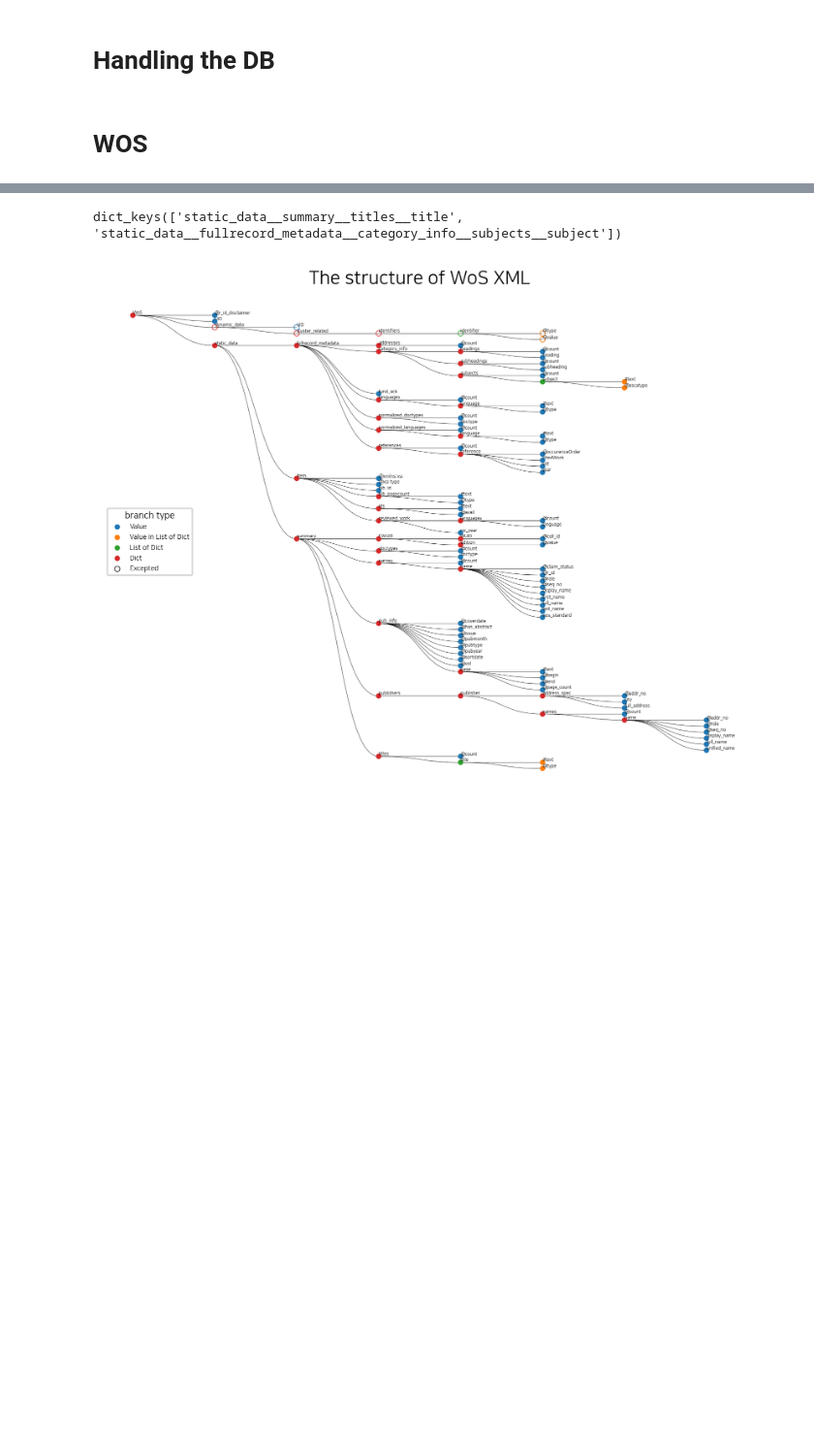
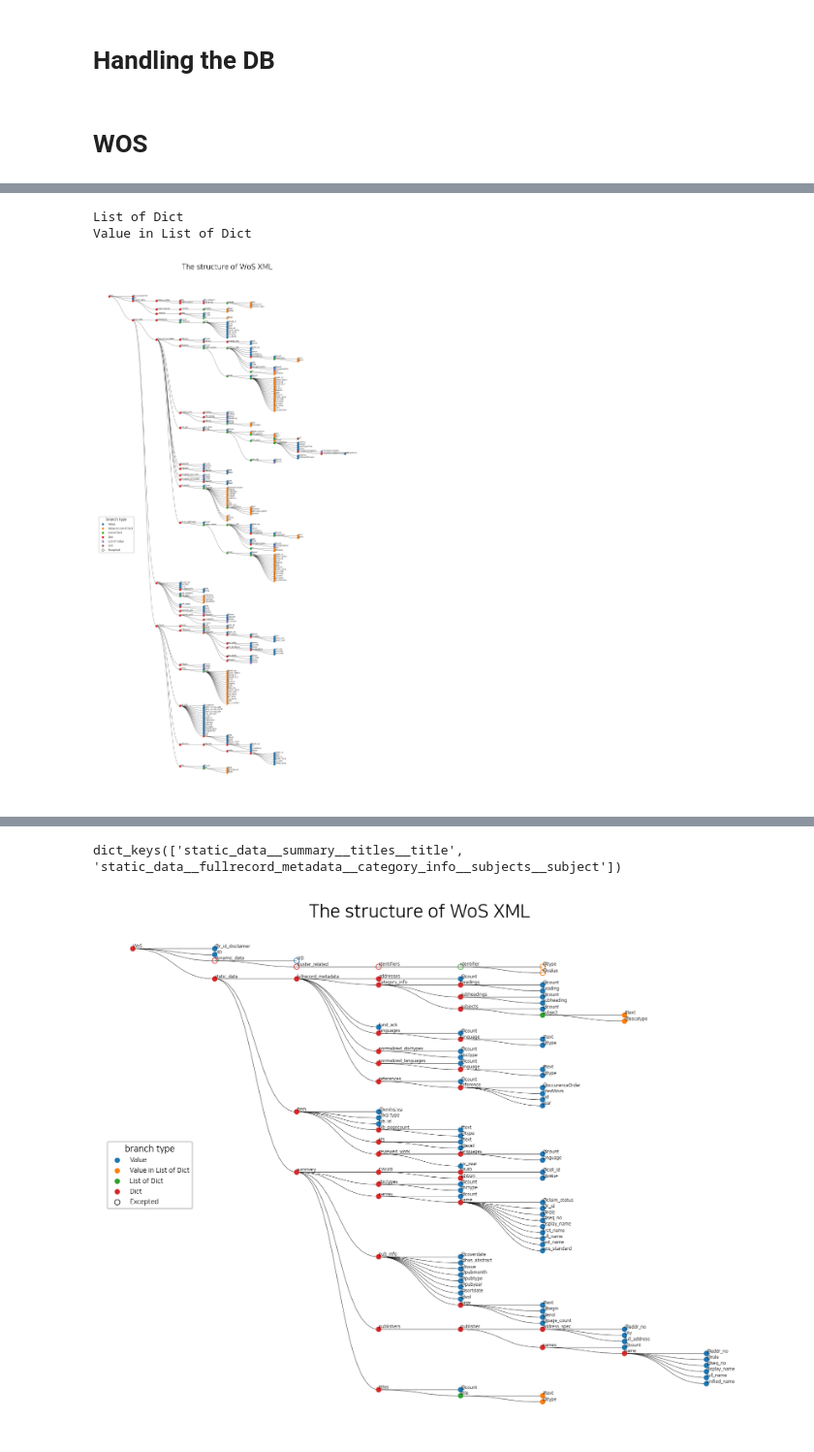
Before and after one commit to KISTI-GlobalRnD/KISTI_DB_Manager, a Jupyter notebook: 0.3.Sample_Code-WoS.ipynb, the cells around one changed output, grey strips where cells are left out. Shown at 97% size. Cells and saved outputs as stored; diff of their text form; code cells hidden in the pictures; blank space fills up the shorter version.

```diff
--- a/0.3.Sample_Code-WoS.ipynb
+++ b/0.3.Sample_Code-WoS.ipynb
@@ -67,0 +121,20 @@ jsons = WOS_extract_jsons(path, f)
+# %%
+temp = [{'@r_id_disclaimer': 'ResearcherID data provided by Clarivate Analytics',
+  'UID': 'WOS:001037010200001',
+        'dynamic_data': {'cluster_related': {'identifiers': {'identifier': [{'@type': 'accession_no',
+       '@value': 'N4VO9'},
+      {'@type': 'issn', '@value': '0217-9849'},
+      {'@type': 'eissn', '@value': '1793-6640'},
+      {'@type': 'art_no', '@value': 'ARTN 2350185'},
+      {'@type': 'doi', '@value': '10.1142/S0217984923501853'}]}},
+   'citation_related': {'citation_topics': {'subj-group': {'subject': [{'@content-id': '5',
+        '@content-type': 'macro',
+        '#text': 'Physics'},
+       {'@content-id': '5.107',
+        '@content-type': 'meso',
+        '#text': 'Laser Science'},
+       {'@content-id': '5.107.209',
+        '@content-type': 'micro',
+        '#text': 'Inertial Confinement Fusion'}]}},
+    'SDG': {'sdg_category': '07 Affordable and Clean Energy'}}}}]
+temp = jsons[:1]
@@ -67,0 +491,4 @@ jsons = WOS_extract_jsons(path, f)
+# %%
+# excepted_reg = processing.excepted_regularization(temp, types.iloc[1:], base_key=origin)
+excepted_reg = excepted_regularization(temp, types.iloc[1:], base_key=origin)
+excepted_reg[0].keys()#['static_data']
@@ -67,0 +499,2 @@ jsons = WOS_extract_jsons(path, f)
+# %%
+excepted_reg[0]['dynamic_data'] = jsons[0]['dynamic_data']
@@ -67,0 +577,9 @@ jsons = WOS_extract_jsons(path, f)
+# %%
+import sys
+sys.path.append('/workspace/1.1.KISTI_DB_Manager/')
+
+from KISTI_DB_Manager import manage, preview, processing, plot
+import importlib as imp
+imp.reload(manage), imp.reload(preview), imp.reload(processing), imp.reload(plot)
+
+plt.rcParams["figure.dpi"] = 300
@@ -67,0 +638,12 @@ jsons = WOS_extract_jsons(path, f)
+# %%
+except_keys = []
+origin = 'WoS'
+fig = plot.plot_schema(excepted_reg[0], data_name=origin, origin=origin, except_keys=except_keys, forced={},
+          legend_loc='center left', node_size=12, font_size=3, X_SIZE=6, Y_SIZE=12, DPI=300
+                )
+plt.tight_layout()
+# plt.savefig("Structure_WoS_XML.svg")
+# %% [output]
+List of Dict
+Value in List of Dict
+[figure, added]
```
Also changed, not shown: parts of 57 cells of this notebook, 5 other files.
